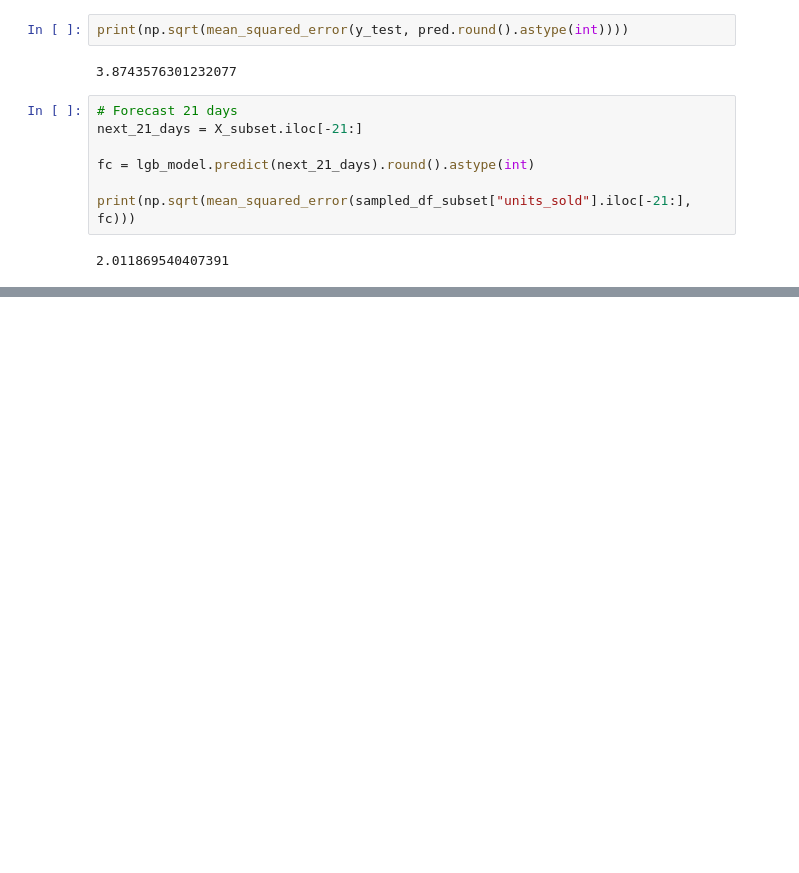
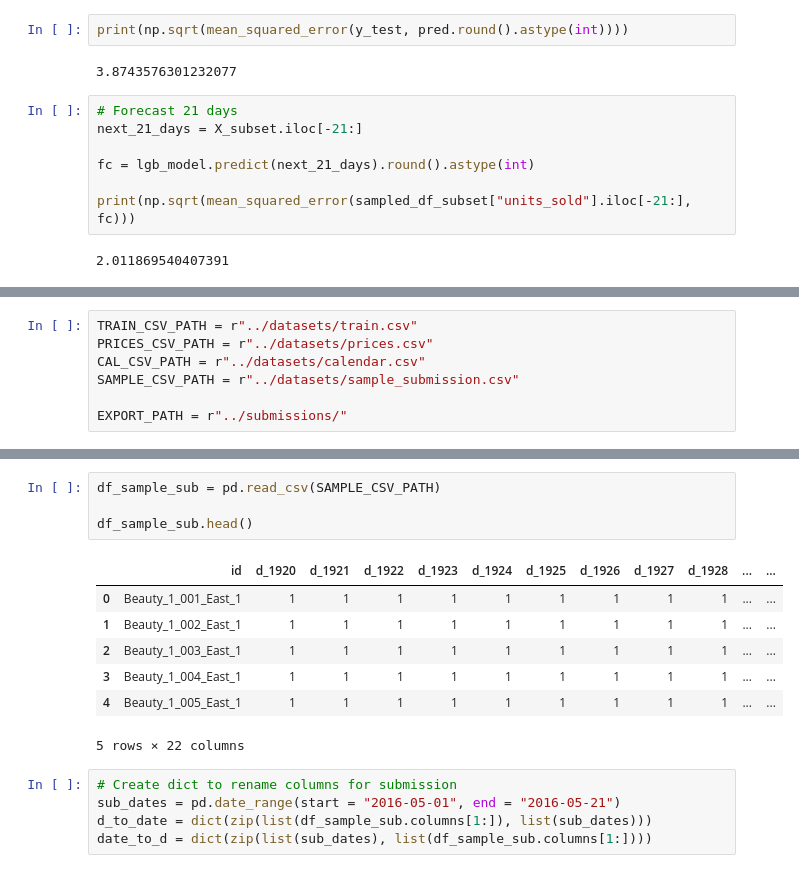
Before and after one commit to TristanKoh/ads-final-project, a Jupyter notebook: code/ml_feature_engineering.ipynb, the cells around one changed output, grey strips where cells are left out. Cells and saved outputs as stored; diff of their text form; blank space fills up the shorter version.

```diff
--- a/code/ml_feature_engineering.ipynb
+++ b/code/ml_feature_engineering.ipynb
@@ -260,0 +271,7 @@ print(np.sqrt(mean_squared_error(sampled_df_subset["units_sold"].iloc[-21:], fc)
+# %%
+TRAIN_CSV_PATH = r"../datasets/train.csv"
+PRICES_CSV_PATH = r"../datasets/prices.csv"
+CAL_CSV_PATH = r"../datasets/calendar.csv"
+SAMPLE_CSV_PATH = r"../datasets/sample_submission.csv"
+
+EXPORT_PATH = r"../submissions/"
@@ -260,0 +381,17 @@ print(np.sqrt(mean_squared_error(sampled_df_subset["units_sold"].iloc[-21:], fc)
+# %%
+df_sample_sub = pd.read_csv(SAMPLE_CSV_PATH)
+
+df_sample_sub.head()
+# %% [output]
+|  | id | d_1920 | d_1921 | d_1922 | d_1923 | d_1924 | d_1925 | d_1926 | d_1927 | d_1928 | ... | ... |
+| 0 | Beauty_1_001_East_1 | 1 | 1 | 1 | 1 | 1 | 1 | 1 | 1 | 1 | ... | ... |
+| 1 | Beauty_1_002_East_1 | 1 | 1 | 1 | 1 | 1 | 1 | 1 | 1 | 1 | ... | ... |
+| 2 | Beauty_1_003_East_1 | 1 | 1 | 1 | 1 | 1 | 1 | 1 | 1 | 1 | ... | ... |
+| 3 | Beauty_1_004_East_1 | 1 | 1 | 1 | 1 | 1 | 1 | 1 | 1 | 1 | ... | ... |
+| 4 | Beauty_1_005_East_1 | 1 | 1 | 1 | 1 | 1 | 1 | 1 | 1 | 1 | ... | ... |
+5 rows × 22 columns
+# %%
+# Create dict to rename columns for submission
+sub_dates = pd.date_range(start = "2016-05-01", end = "2016-05-21")
+d_to_date = dict(zip(list(df_sample_sub.columns[1:]), list(sub_dates)))
+date_to_d = dict(zip(list(sub_dates), list(df_sample_sub.columns[1:])))
```
Also changed, not shown: parts of 22 cells of this notebook.
